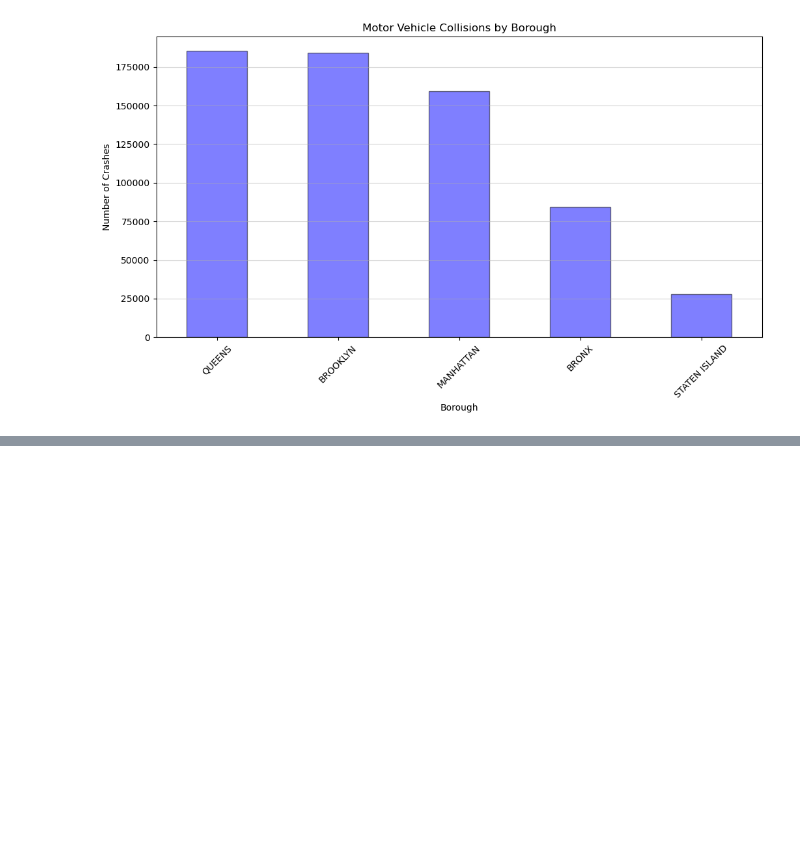
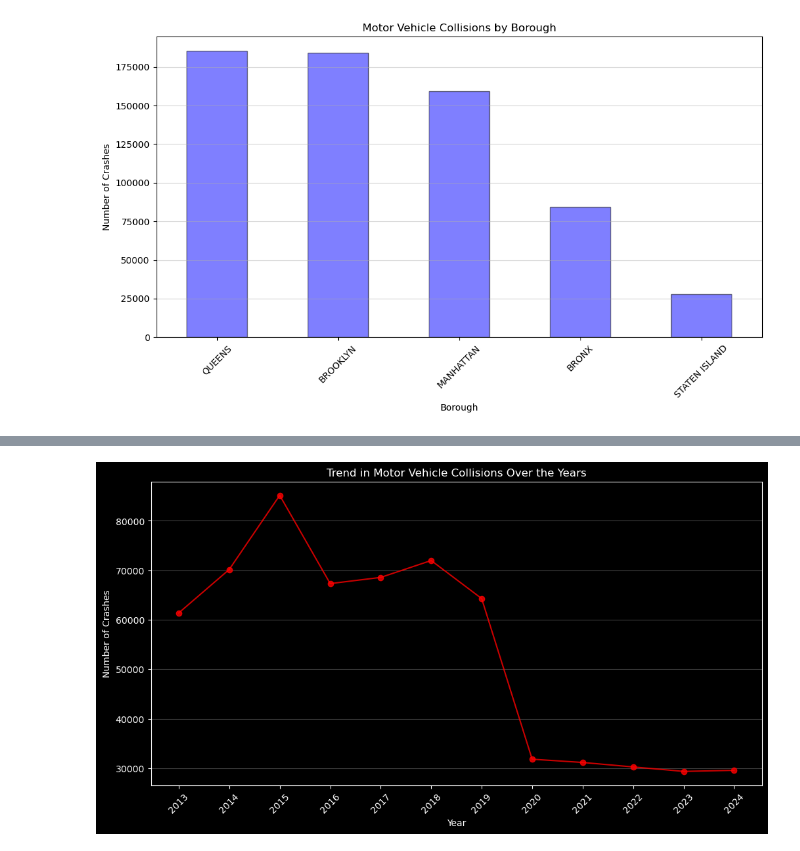
Before and after one commit to s204257/Final_project_02806, a Jupyter notebook: Data.ipynb, the cells around one changed output, grey strips where cells are left out. Saved outputs shown, nothing was run; the diff lists cells and outputs as text; code cells hidden in the pictures; blank space fills up the shorter version.

```diff
--- a/Data.ipynb
+++ b/Data.ipynb
@@ -61,0 +135,14 @@ plt.show()
+# %%
+# Plot the trend in crashes over the years
+plt.figure(figsize=(12, 6))
+plt.style.use('dark_background')  # Set the background to black
+data['Year'].value_counts().sort_index().plot(kind='line', color='red', alpha=0.8, marker='o')
+plt.title('Trend in Motor Vehicle Collisions Over the Years')
+plt.xlabel('Year', color='white')
+plt.ylabel('Number of Crashes', color='white')
+plt.xticks(ticks=np.arange(data['Year'].min(), data['Year'].max() + 1, 1), rotation=45, color='white')
+plt.yticks(color='white')
+plt.grid(axis='y', alpha=0.5, color='gray')
+plt.show()
+# %% [output]
+[figure, added]
```
Also changed, not shown: parts of 8 cells of this notebook.
